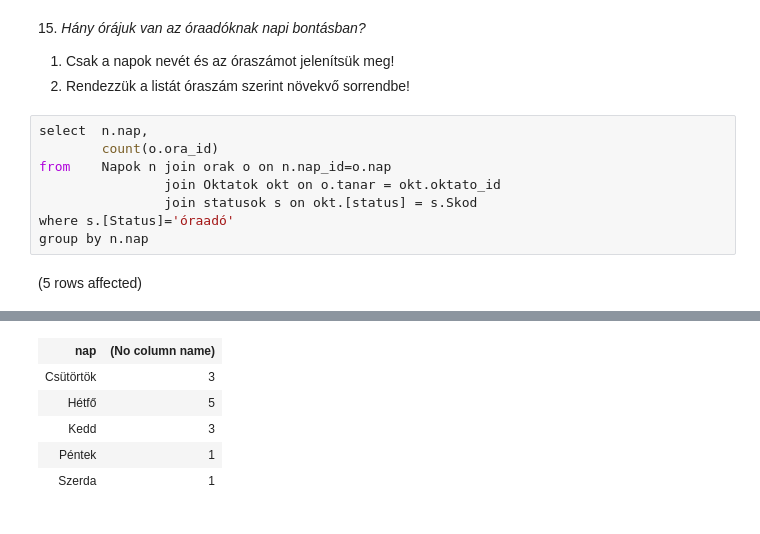
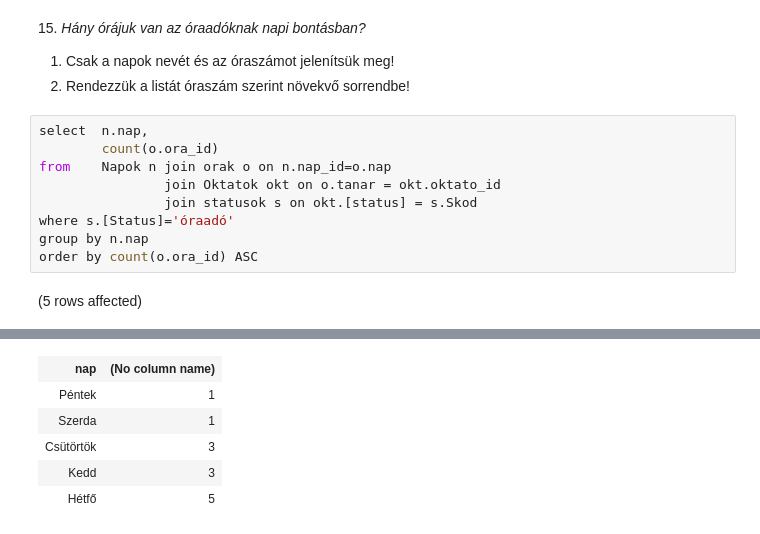
Before and after one commit to telekboldi2/sql.uni-corvinus, a Jupyter notebook: gyakorlat03_feladatok.ipynb, the cells around one changed output, grey strips where cells are left out. Cells and saved outputs as stored; diff of their text form.

```diff
--- a/gyakorlat03_feladatok.ipynb
+++ b/gyakorlat03_feladatok.ipynb
@@ -242,5 +242,6 @@ from    Napok n join orak o on n.nap_id=o.nap
                 join statusok s on okt.[status] = s.Skod
 where s.[Status]='óraadó'
 group by n.nap
+order by count(o.ora_id) ASC
 # %% [output]
 (5 rows affected)
@@ -248,6 +249,6 @@ Total execution time: 00:00:00.023
 | nap | (No column name) |
-| Csütörtök | 3 |
-| Hétfő | 5 |
-| Kedd | 3 |
 | Péntek | 1 |
 | Szerda | 1 |
+| Csütörtök | 3 |
+| Kedd | 3 |
+| Hétfő | 5 |
```
Also changed, not shown: parts of 1 cell of this notebook.
